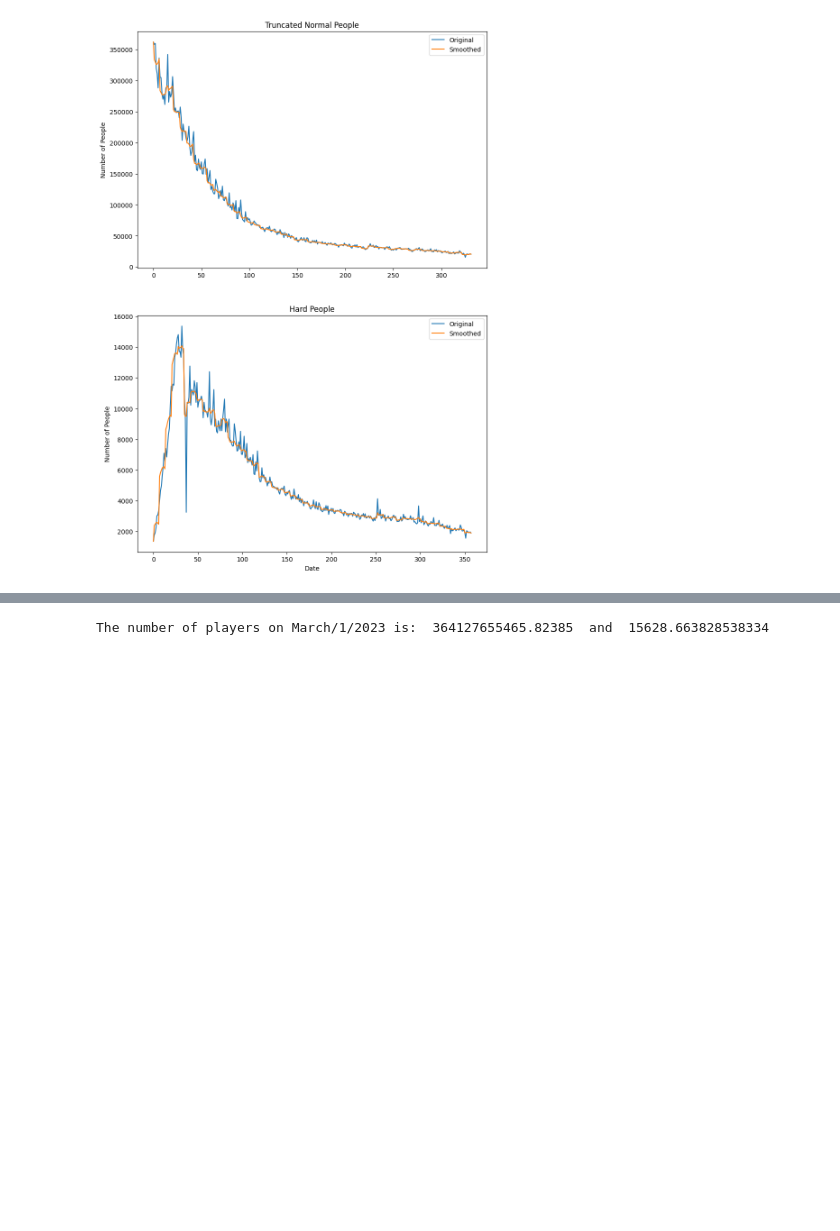
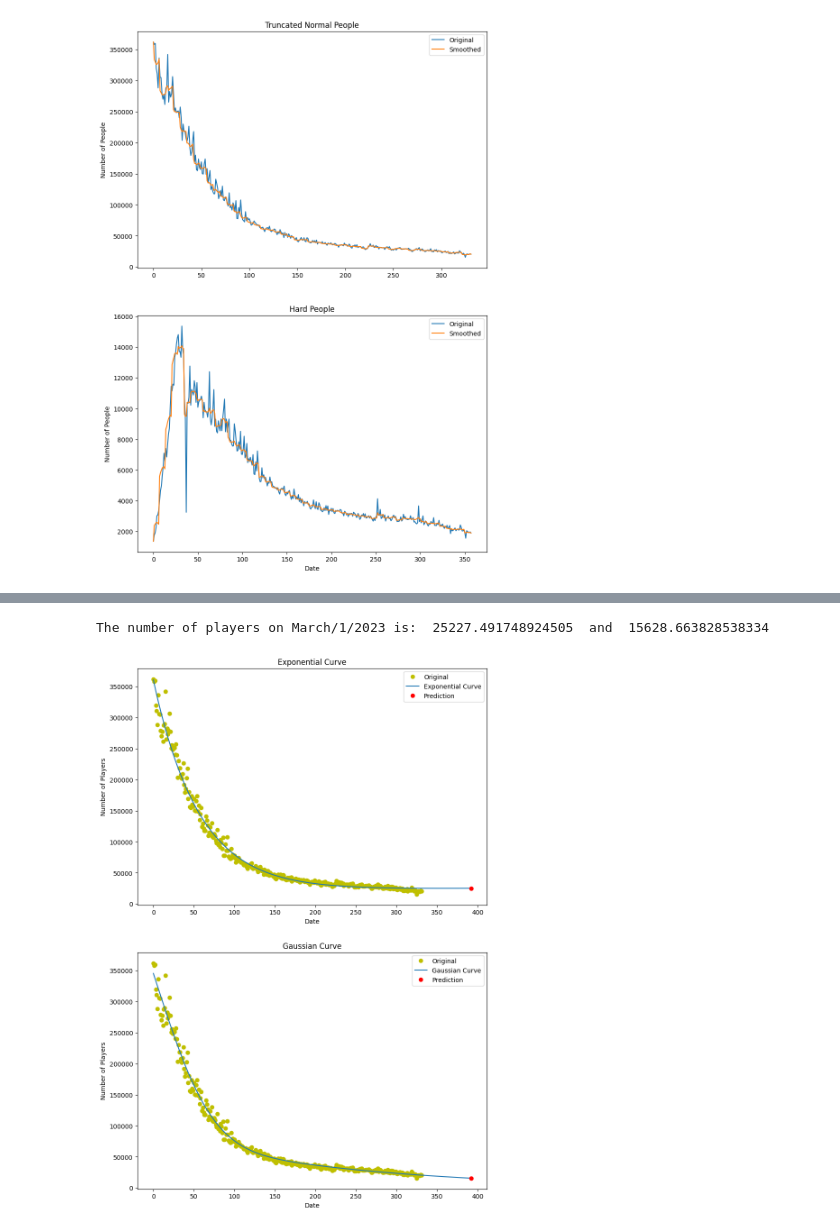
Before and after one commit to Qervas/mcm, a Jupyter notebook: people_prediction_Q1.ipynb, the cells around one changed output, grey strips where cells are left out. Drawn from its saved outputs; the diff is of its cells as text; code cells hidden in the pictures; blank space fills up the shorter version.

Commit message:
people prediction finished!
Got the corrected answer

````diff
--- a/data_preprocess.ipynb
+++ b/people_prediction_Q1.ipynb
@@ -219,7 +220,7 @@ Goodness of fit
 ```
 # %%
 # Curve1
-def Curve_Exp(x, a = 1.767e+04, b=-1.704, c=2.255e+04, d=0.04234):
+def Curve_Exp(x, a = 3.396e+05 , b= -0.01775 , c=2.095e+04 , d=0.0004411 ):
 	return a * np.exp(b * x) + c*np.exp(d*x)
 
 # Curve2
@@ -237,4 +238,29 @@ num_player2 = Curve_Gau(day)
 
 print("The number of players on March/1/2023 is: ", num_player1, " and ", num_player2)
 # %% [output]
-The number of players on March/1/2023 is:  364127655465.82385  and  15628.663828538334
+The number of players on March/1/2023 is:  25227.491748924505  and  15628.663828538334
+# %%
+# Plot the curve and mark the point t = day
+t_extend = np.arange(day)
+fig, (ax1, ax2) = plt.subplots(2, 1, figsize=(10, 15))
+# Exponential Curve
+ax1.plot(t, truncated_people_list, 'yo', label='Original')
+ax1.plot(t_extend, Curve_Exp(t_extend), label='Exponential Curve')
+ax1.plot(day, num_player1, 'ro', label='Prediction')
+ax1.title.set_text('Exponential Curve')
+ax1.set_xlabel('Date')
+ax1.set_ylabel('Number of Players')
+ax1.legend()
+
+# Gaussian Curve
+ax2.plot(t, truncated_people_list, 'yo', label='Original')
+ax2.plot(t_extend, Curve_Gau(t_extend), label='Gaussian Curve')
+ax2.plot(day, num_player2, 'ro', label='Prediction')
+ax2.title.set_text('Gaussian Curve')
+ax2.set_xlabel('Date')
+ax2.set_ylabel('Number of Players')
+ax2.legend()
+
+fig.show()
+# %% [output]
+[figure, added]
````
Also changed, not shown: parts of 1 cell of this notebook.
